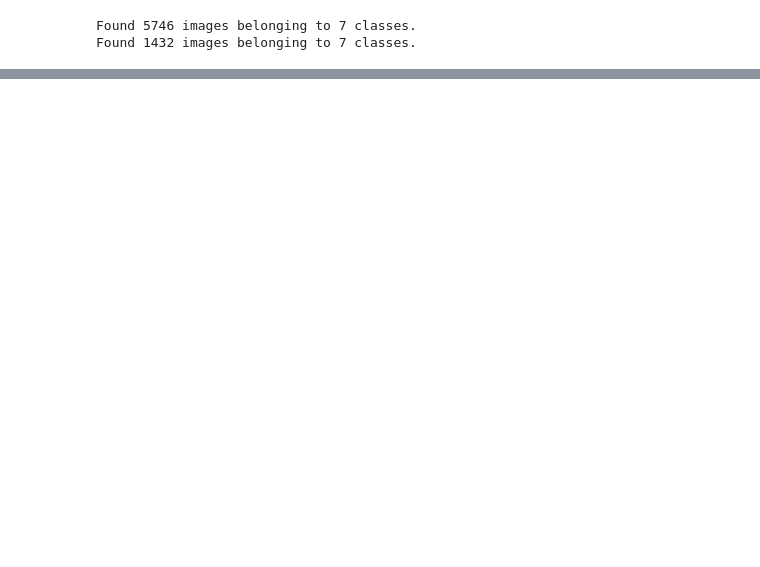
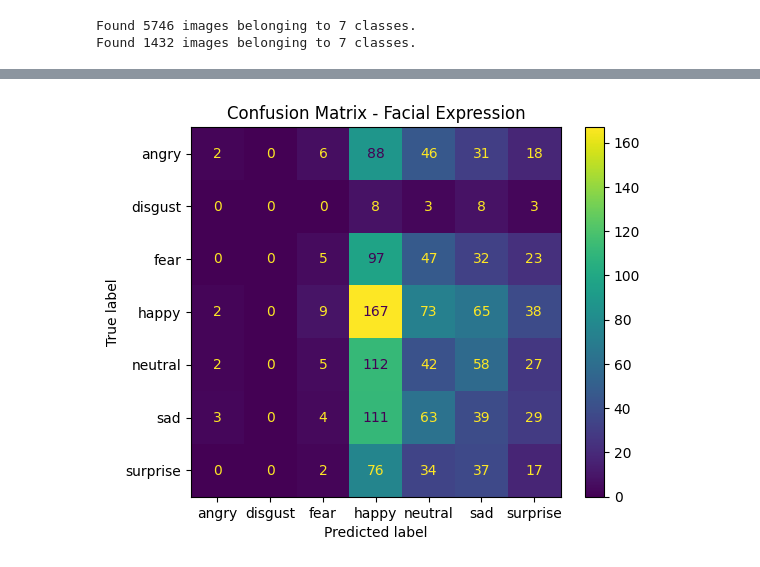
Before and after one commit to shoboske/facial-emotion-classification-project, a Jupyter notebook: main.ipynb, the cells around one changed output, grey strips where cells are left out. Cells and saved outputs as stored; diff of their text form; code cells hidden in the pictures; blank space fills up the shorter version.

```diff
--- a/main.ipynb
+++ b/main.ipynb
@@ -141,0 +130,24 @@ Validation Accuracy: 0.462290495634079
+# %%
+import numpy as np
+from sklearn.metrics import confusion_matrix
+from sklearn.metrics import ConfusionMatrixDisplay
+
+# Get true labels from validation generator
+y_true = validation_generator.classes
+# Get predicted labels
+y_pred = model.predict(validation_generator)
+y_pred_classes = np.argmax(y_pred, axis=1)  # Convert predictions to class labels
+
+# Generate confusion matrix
+cm = confusion_matrix(y_true, y_pred_classes)
+
+# Display confusion matrix
+disp = ConfusionMatrixDisplay(confusion_matrix=cm,
+                              display_labels=validation_generator.class_indices)
+# Assuming your generator has class_indices for labels
+
+disp.plot(include_values=True, cmap='viridis', ax=None, xticks_rotation='horizontal')
+plt.title("Confusion Matrix - Facial Expression")
+plt.show()
+print("\n\n")
+# %% [output]
@@ -141,0 +155 @@ Validation Accuracy: 0.462290495634079
+[figure, added]
```
Also changed, not shown: parts of 7 cells of this notebook.
